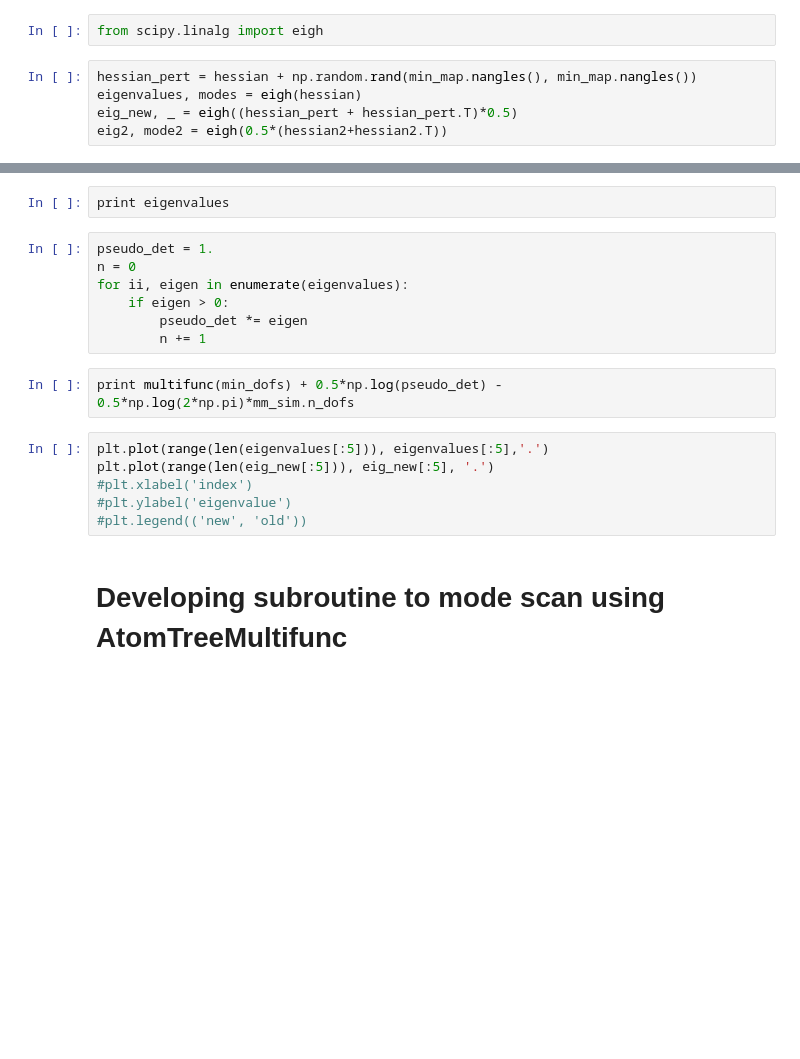
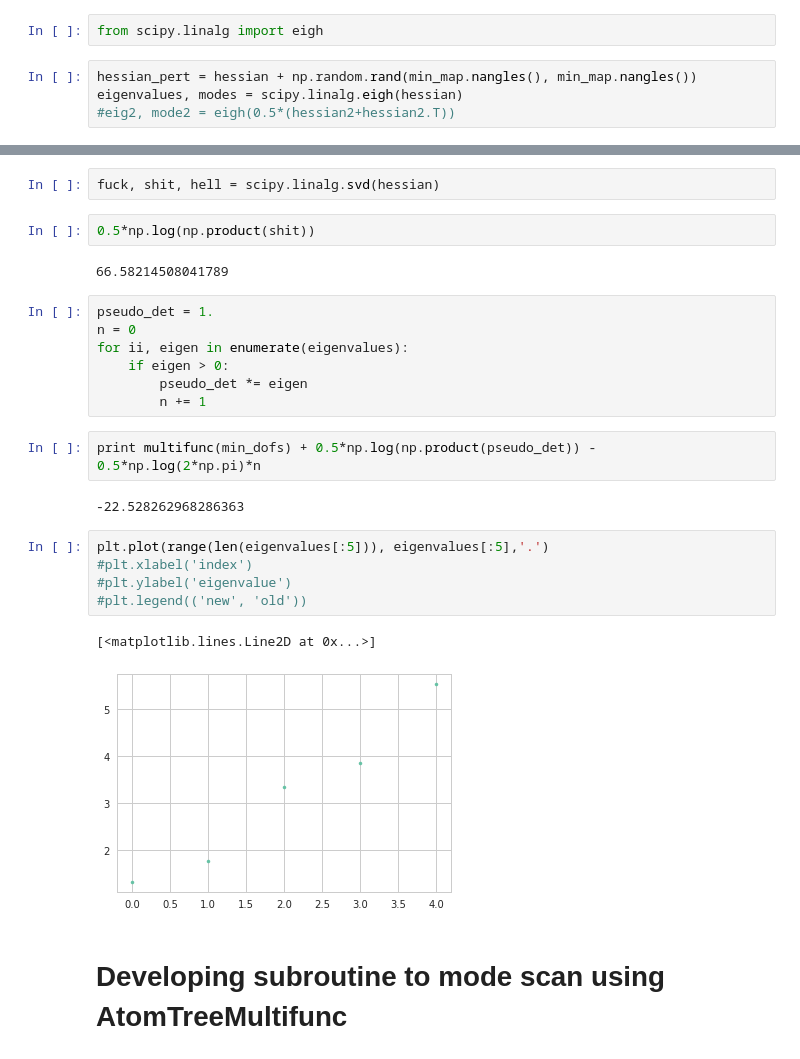
Before and after one commit to maa805/mining-minima, a Jupyter notebook: MiningMinima/scratch/new_min_and_hess_devel.ipynb, the cells around one changed output, grey strips where cells are left out. Saved outputs shown, nothing was run; the diff lists cells and outputs as text; blank space fills up the shorter version.

```diff
--- a/MiningMinima/scratch/new_min_and_hess_devel.ipynb
+++ b/MiningMinima/scratch/new_min_and_hess_devel.ipynb
@@ -157,6 +328,5 @@ print hessian2
 from scipy.linalg import eigh
 # %%
 hessian_pert = hessian + np.random.rand(min_map.nangles(), min_map.nangles())
-eigenvalues, modes = eigh(hessian)
-eig_new, _ = eigh((hessian_pert + hessian_pert.T)*0.5)
-eig2, mode2 = eigh(0.5*(hessian2+hessian2.T))
+eigenvalues, modes = scipy.linalg.eigh(hessian)
+#eig2, mode2 = eigh(0.5*(hessian2+hessian2.T))
@@ -166,5 +356,9 @@ print eig2
-# %%
-print eigenvalues
+# %%
+fuck, shit, hell = scipy.linalg.svd(hessian)
+# %%
+0.5*np.log(np.product(shit))
+# %% [output]
+66.58214508041789
 # %%
 pseudo_det = 1.
 n = 0
@@ -173,13 +367,17 @@ for ii, eigen in enumerate(eigenvalues):
         pseudo_det *= eigen
         n += 1
 # %%
-print multifunc(min_dofs) + 0.5*np.log(pseudo_det) - 0.5*np.log(2*np.pi)*mm_sim.n_dofs
+print multifunc(min_dofs) + 0.5*np.log(np.product(pseudo_det)) - 0.5*np.log(2*np.pi)*n
+# %% [output]
+-22.528262968286363
 # %%
 plt.plot(range(len(eigenvalues[:5])), eigenvalues[:5],'.')
-plt.plot(range(len(eig_new[:5])), eig_new[:5], '.')
 #plt.xlabel('index')
 #plt.ylabel('eigenvalue')
 #plt.legend(('new', 'old'))
+# %% [output]
+[<matplotlib.lines.Line2D at 0x...>]
+[figure, added]
 # %% [markdown]
 # Developing subroutine to mode scan using AtomTreeMultifunc
 # %%
```
Also changed, not shown: parts of 56 cells of this notebook.
